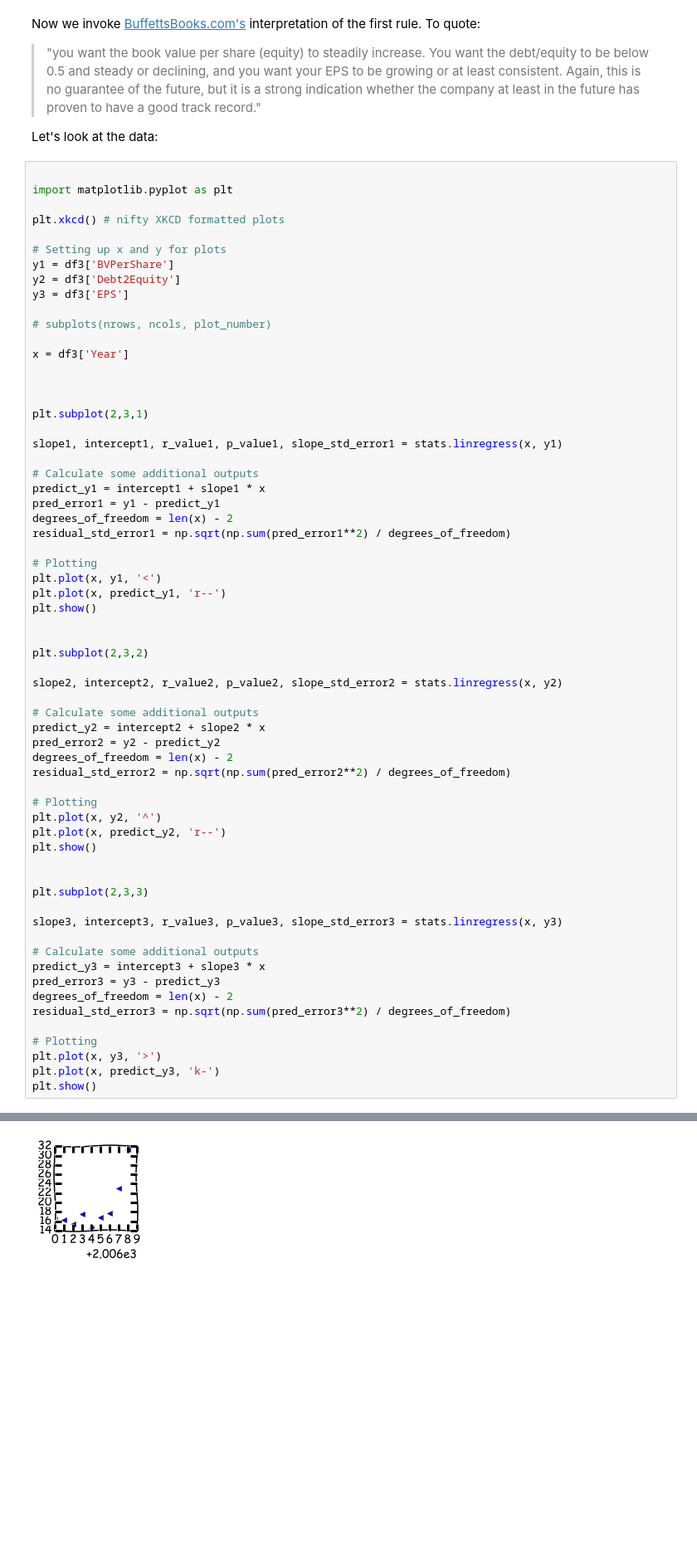
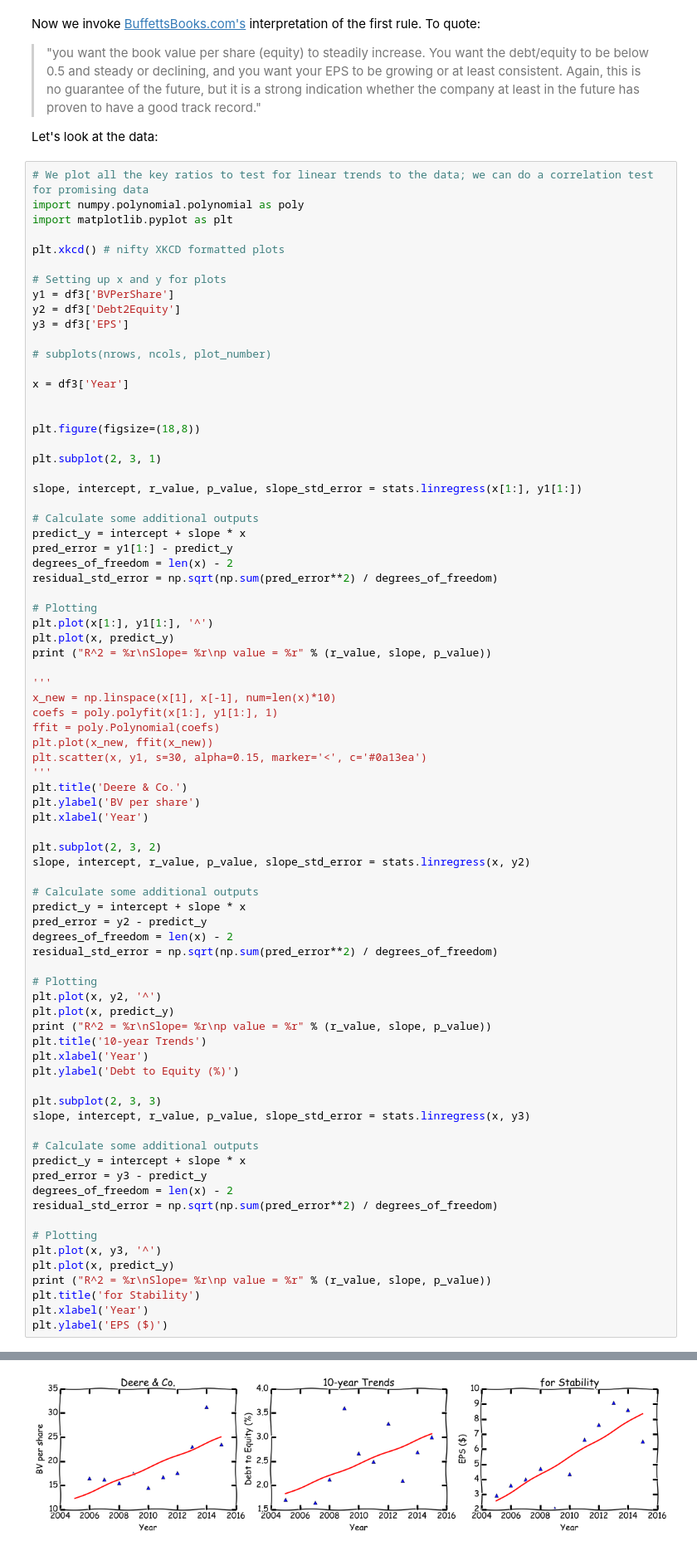
Before and after one commit to linwoodc3/LC3-Creations, a Jupyter notebook: notebooks/securityanalysis/opensourcetool_securityanalsys_pfizer.ipynb, the cells around one changed output, grey strips where cells are left out. Shown: that part at 83% size. Saved outputs shown, nothing was run; the diff lists cells and outputs as text; blank space fills up the shorter version.

Commit message:
Cleaning up the data analysis section

```diff
--- a/notebooks/securityanalysis/opensourcetool_securityanalsys_pfizer.ipynb
+++ b/notebooks/securityanalysis/opensourcetool_securityanalsys_pfizer.ipynb
@@ -330,7 +330,8 @@ Now we invoke [BuffettsBooks.com's](http://buffettsbooks.com/howtoinvestinstocks
 
 Let's look at the data:
 # %%
-
+# We plot all the key ratios to test for linear trends to the data; we can do a correlation test for promising data
+import numpy.polynomial.polynomial as poly
 import matplotlib.pyplot as plt
 
 plt.xkcd() # nifty XKCD formatted plots
@@ -345,51 +346,65 @@ y3 = df3['EPS']
 x = df3['Year']
 
 
+plt.figure(figsize=(18,8))
 
-plt.subplot(2,3,1)
+plt.subplot(2, 3, 1)
 
-slope1, intercept1, r_value1, p_value1, slope_std_error1 = stats.linregress(x, y1)
+slope, intercept, r_value, p_value, slope_std_error = stats.linregress(x[1:], y1[1:])
 
 # Calculate some additional outputs
-predict_y1 = intercept1 + slope1 * x
-pred_error1 = y1 - predict_y1
+predict_y = intercept + slope * x
+pred_error = y1[1:] - predict_y
 degrees_of_freedom = len(x) - 2
-residual_std_error1 = np.sqrt(np.sum(pred_error1**2) / degrees_of_freedom)
+residual_std_error = np.sqrt(np.sum(pred_error**2) / degrees_of_freedom)
 
 # Plotting
-plt.plot(x, y1, '<')
-plt.plot(x, predict_y1, 'r--')
-plt.show()
+plt.plot(x[1:], y1[1:], '^')
+plt.plot(x, predict_y)
+print ("R^2 = %r\nSlope= %r\np value = %r" % (r_value, slope, p_value))
 
+'''
+x_new = np.linspace(x[1], x[-1], num=len(x)*10)
+coefs = poly.polyfit(x[1:], y1[1:], 1)
+ffit = poly.Polynomial(coefs)
+plt.plot(x_new, ffit(x_new))
+plt.scatter(x, y1, s=30, alpha=0.15, marker='<', c='#0a13ea')
+'''
+plt.title('Deere & Co.')
+plt.ylabel('BV per share')
+plt.xlabel('Year')
 
-plt.subplot(2,3,2)
-
-slope2, intercept2, r_value2, p_value2, slope_std_error2 = stats.linregress(x, y2)
+plt.subplot(2, 3, 2)
+slope, intercept, r_value, p_value, slope_std_error = stats.linregress(x, y2)
 
 # Calculate some additional outputs
-predict_y2 = intercept2 + slope2 * x
-pred_error2 = y2 - predict_y2
+predict_y = intercept + slope * x
+pred_error = y2 - predict_y
 degrees_of_freedom = len(x) - 2
-residual_std_error2 = np.sqrt(np.sum(pred_error2**2) / degrees_of_freedom)
+residual_std_error = np.sqrt(np.sum(pred_error**2) / degrees_of_freedom)
 
 # Plotting
 plt.plot(x, y2, '^')
-plt.plot(x, predict_y2, 'r--')
-plt.show()
+plt.plot(x, predict_y)
+print ("R^2 = %r\nSlope= %r\np value = %r" % (r_value, slope, p_value))
+plt.title('10-year Trends')
+plt.xlabel('Year')
+plt.ylabel('Debt to Equity (%)')
 
-
-plt.subplot(2,3,3)
-
-slope3, intercept3, r_value3, p_value3, slope_std_error3 = stats.linregress(x, y3)
+plt.subplot(2, 3, 3)
+slope, intercept, r_value, p_value, slope_std_error = stats.linregress(x, y3)
 
 # Calculate some additional outputs
-predict_y3 = intercept3 + slope3 * x
-pred_error3 = y3 - predict_y3
+predict_y = intercept + slope * x
+pred_error = y3 - predict_y
 degrees_of_freedom = len(x) - 2
-residual_std_error3 = np.sqrt(np.sum(pred_error3**2) / degrees_of_freedom)
+residual_std_error = np.sqrt(np.sum(pred_error**2) / degrees_of_freedom)
 
 # Plotting
-plt.plot(x, y3, '>')
-plt.plot(x, predict_y3, 'k-')
-plt.show()
+plt.plot(x, y3, '^')
+plt.plot(x, predict_y)
+print ("R^2 = %r\nSlope= %r\np value = %r" % (r_value, slope, p_value))
+plt.title('for Stability')
+plt.xlabel('Year')
+plt.ylabel('EPS ($)')
 # %% [output]
@@ -396 +417 @@ plt.show()
-[figure, old version]
+[figure, new version]
```
Also changed, not shown: parts of 7 cells of this notebook.
